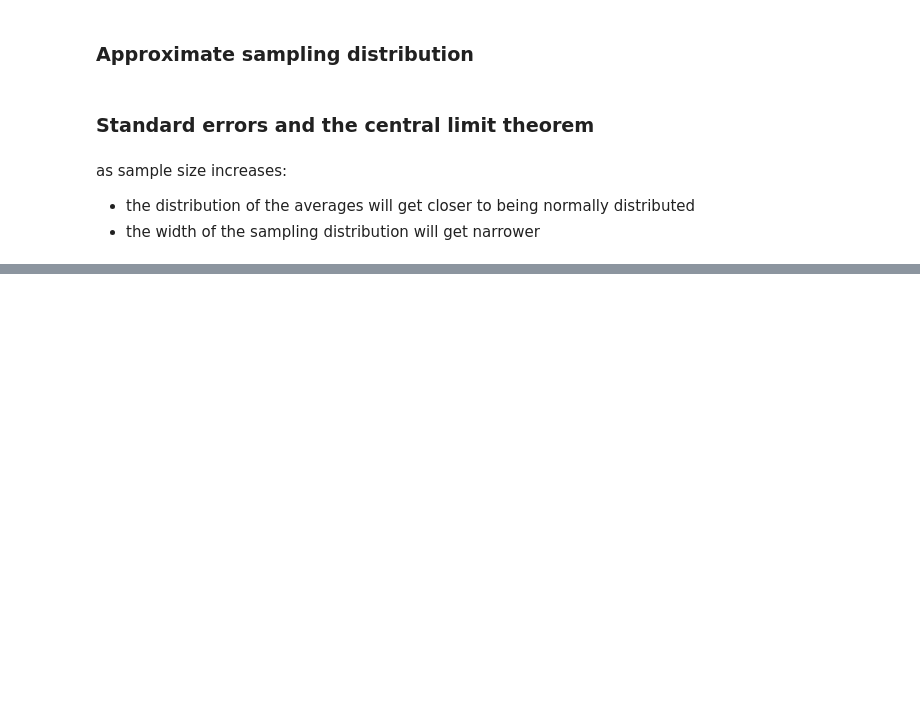
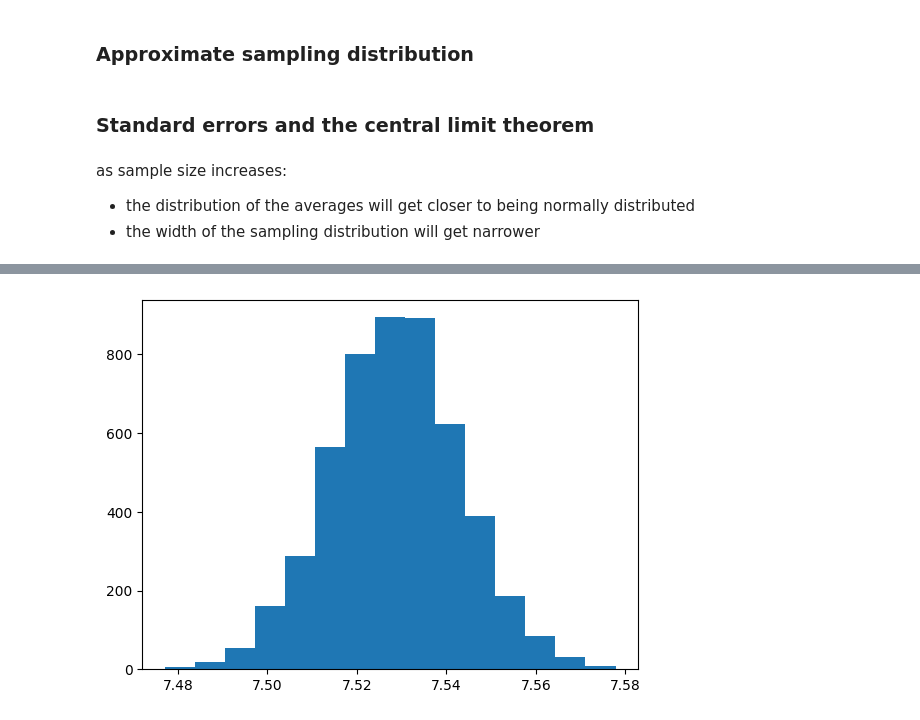
Before and after one commit to Hazim-HF/DataCamp, a Jupyter notebook: DataCamp.ipynb, the cells around one changed output, grey strips where cells are left out. Saved outputs shown, nothing was run; the diff lists cells and outputs as text; code cells hidden in the pictures; blank space fills up the shorter version.

```diff
--- a/DataCamp.ipynb
+++ b/DataCamp.ipynb
@@ -871,0 +924,4 @@ AttributeError: module 'pandas' has no attribute 'expand_grid'
+# %%
+# coffee focused subset
+coffee_sample = coffee_ratings[['variety', 'country_of_origin', 'flavor']].reset_index().sample(n=500)
+coffee_sample.head()
@@ -871,0 +935,12 @@ AttributeError: module 'pandas' has no attribute 'expand_grid'
+# %%
+# bootstrap of coffee mean flavor
+mean_flavors_5000 = []
+for i in range(5000):
+    mean_flavors_5000.append(np.mean(coffee_sample.sample(frac=1, replace=True)['flavor']))
+
+bootstrap_distn = mean_flavors_5000
+
+plt.hist(bootstrap_distn, bins = 15)
+plt.show();
+# %% [output]
+[figure, added]
```
Also changed, not shown: parts of 33 cells of this notebook, 10 other files.
